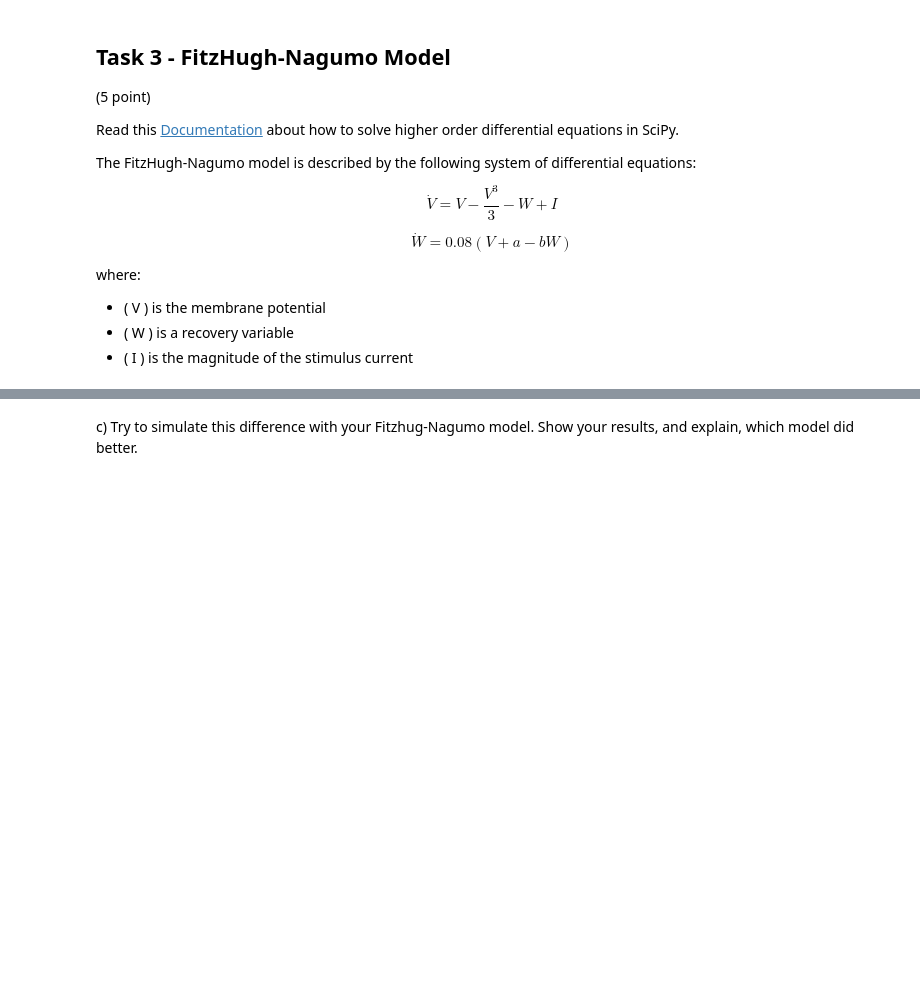
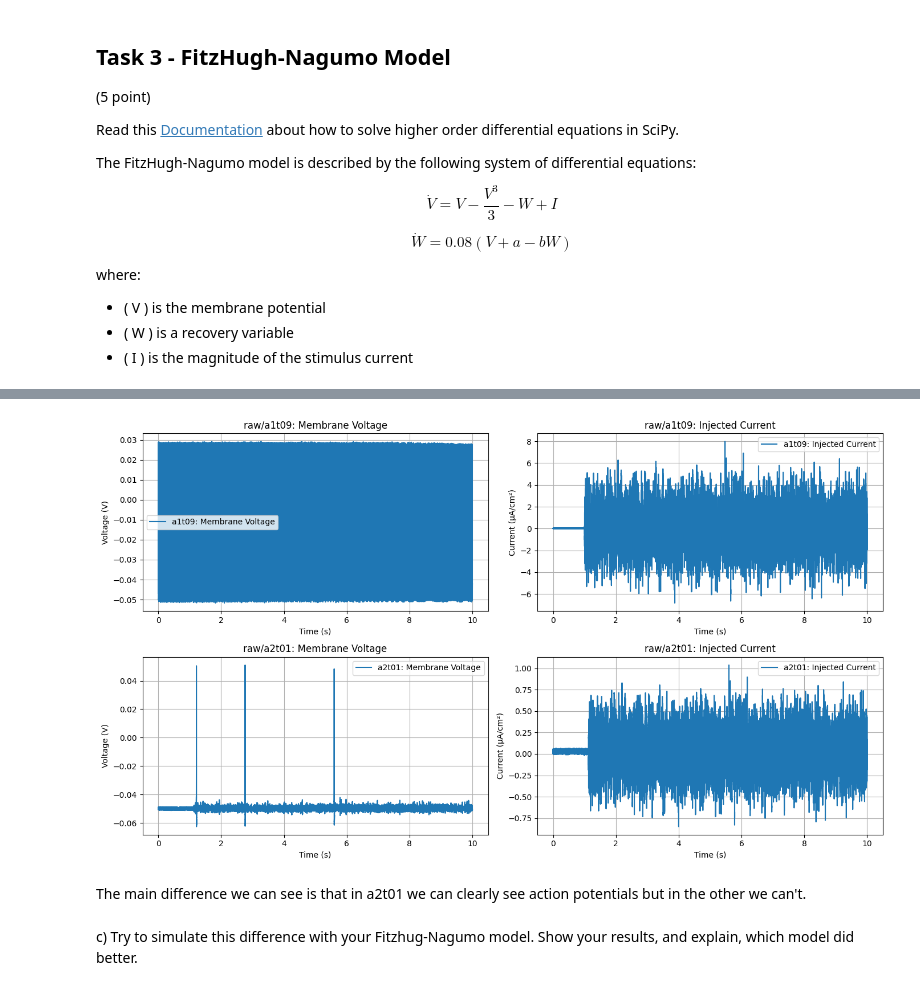
Before and after one commit to BalazsTersztenyak/biomedical-signal-processing, a Jupyter notebook: assignment2/BSP_LAB_25_03.ipynb, the cells around one changed output, grey strips where cells are left out. Cells and saved outputs as stored; diff of their text form; code cells hidden in the pictures; blank space fills up the shorter version.

```diff
--- a/assignment2/BSP_LAB_25_03.ipynb
+++ b/assignment2/BSP_LAB_25_03.ipynb
@@ -76,0 +287,7 @@ a)	Solve the differential equation using ode. Find parameters a,b,I,V0,W0 result
+# %%
+# FitzHugh–Nagumo model
+def fitzhugh_nagumo(t, y, a, b, I):
+    V, W = y
+    dVdt = V - (V**3) / 3 - W + I
+    dWdt = 0.08 * (V + a - b * W)
+    return [dVdt, dWdt]
@@ -81,3 +361,50 @@ Plot them (membrane voltage and injected current) in Python. What is the main, v
+# %%
+path = 'Data/squid-giant-axon-membrane-potential-1.0.0/raw'
+
+# Load the two records
+t1, V1, I1 = load_first_10s("a1t09", path)
+t2, V2, I2 = load_first_10s("a2t01", path)
+# %%
+fig, axs = plt.subplots(2, 2, figsize=(14, 8))
+
+# a1t09: Membrane Voltage
+axs[0, 0].plot(t1, V1, label='a1t09: Membrane Voltage')
+axs[0, 0].set_xlabel('Time (s)')
+axs[0, 0].set_ylabel('Voltage (V)')
+axs[0, 0].set_title('raw/a1t09: Membrane Voltage')
+axs[0, 0].legend()
+axs[0, 0].grid(True)
+
+# a1t09: Injected Current
+axs[0, 1].plot(t1, I1, label='a1t09: Injected Current')
+axs[0, 1].set_xlabel('Time (s)')
+axs[0, 1].set_ylabel('Current (µA/cm²)')
+axs[0, 1].set_title('raw/a1t09: Injected Current')
+axs[0, 1].legend()
+axs[0, 1].grid(True)
+
+# a2t01: Membrane Voltage
+axs[1, 0].plot(t2, V2, label='a2t01: Membrane Voltage')
+axs[1, 0].set_xlabel('Time (s)')
+axs[1, 0].set_ylabel('Voltage (V)')
+axs[1, 0].set_title('raw/a2t01: Membrane Voltage')
+axs[1, 0].legend()
+axs[1, 0].grid(True)
+
+# a2t01: Injected Current
+axs[1, 1].plot(t2, I2, label='a2t01: Injected Current')
+axs[1, 1].set_xlabel('Time (s)')
+axs[1, 1].set_ylabel('Current (µA/cm²)')
+axs[1, 1].set_title('raw/a2t01: Injected Current')
+axs[1, 1].legend()
+axs[1, 1].grid(True)
+
+plt.tight_layout()
+plt.show()
+# %% [output]
+[figure, added]
+# %% [markdown]
+The main difference we can see is that in a2t01 we can clearly see action potentials but in the other we can't.
 # %% [markdown]
 c)	Try to simulate this difference with your Fitzhug-Nagumo model. Show your results, and explain, which model did better.
 # %% [markdown]
```
Also changed, not shown: parts of 34 cells of this notebook.
